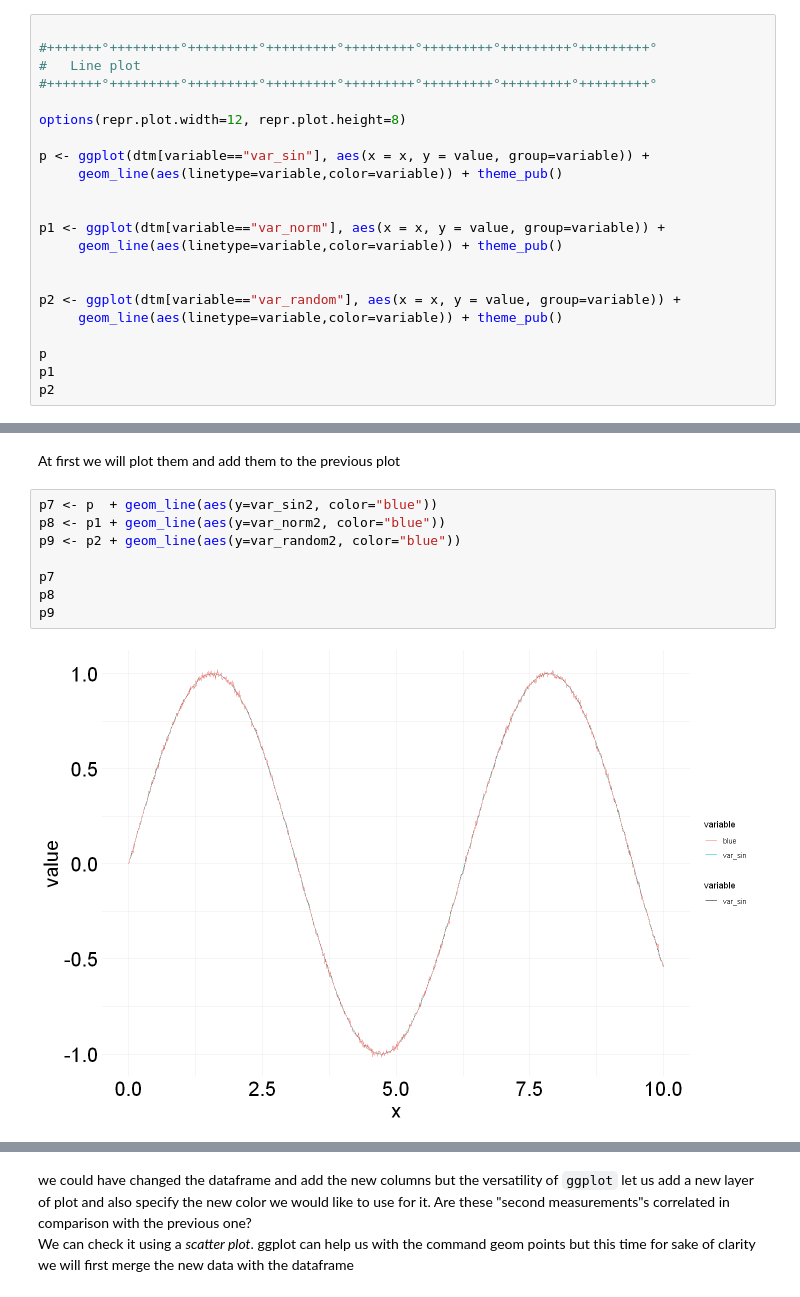
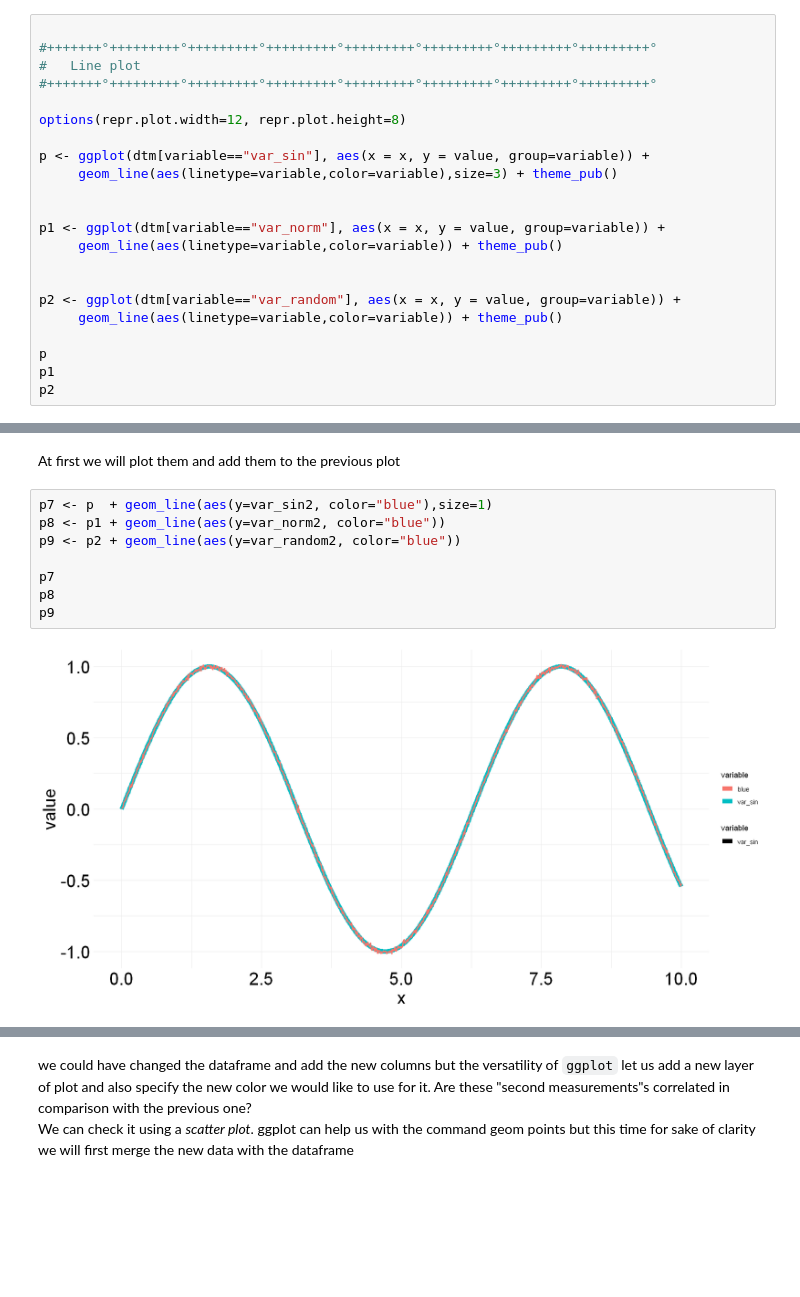
Before and after one commit to jojosgithub/blog, a Jupyter notebook: _notebooks/2021-06-18-eda.ipynb, the cells around one changed output, grey strips where cells are left out. Drawn from its saved outputs; the diff is of its cells as text; blank space fills up the shorter version.

```diff
--- a/_notebooks/2021-06-18-eda.ipynb
+++ b/_notebooks/2021-06-18-eda.ipynb
@@ -131,7 +131,7 @@ Now that we have set the theme for our plot we will plot the three variables. Si
 options(repr.plot.width=12, repr.plot.height=8)
 
 p <- ggplot(dtm[variable=="var_sin"], aes(x = x, y = value, group=variable)) +
-     geom_line(aes(linetype=variable,color=variable)) + theme_pub()
+     geom_line(aes(linetype=variable,color=variable),size=3) + theme_pub()
 
 
 p1 <- ggplot(dtm[variable=="var_norm"], aes(x = x, y = value, group=variable)) +
@@ -199,12 +199,12 @@ var_sin2     <- sin(x) + rnorm(x,0,0.01)
 # %% [markdown]
 At first we will plot them and add them to the previous plot
 # %%
-p7 <- p  + geom_line(aes(y=var_sin2, color="blue"))
+p7 <- p  + geom_line(aes(y=var_sin2, color="blue"),size=1)
 p8 <- p1 + geom_line(aes(y=var_norm2, color="blue"))
 p9 <- p2 + geom_line(aes(y=var_random2, color="blue"))
 
 p7
 p8
 p9
 # %% [output]
-[figure, old version]
+[figure, new version]
```
Also changed, not shown: parts of 7 cells of this notebook, 4 other files.
